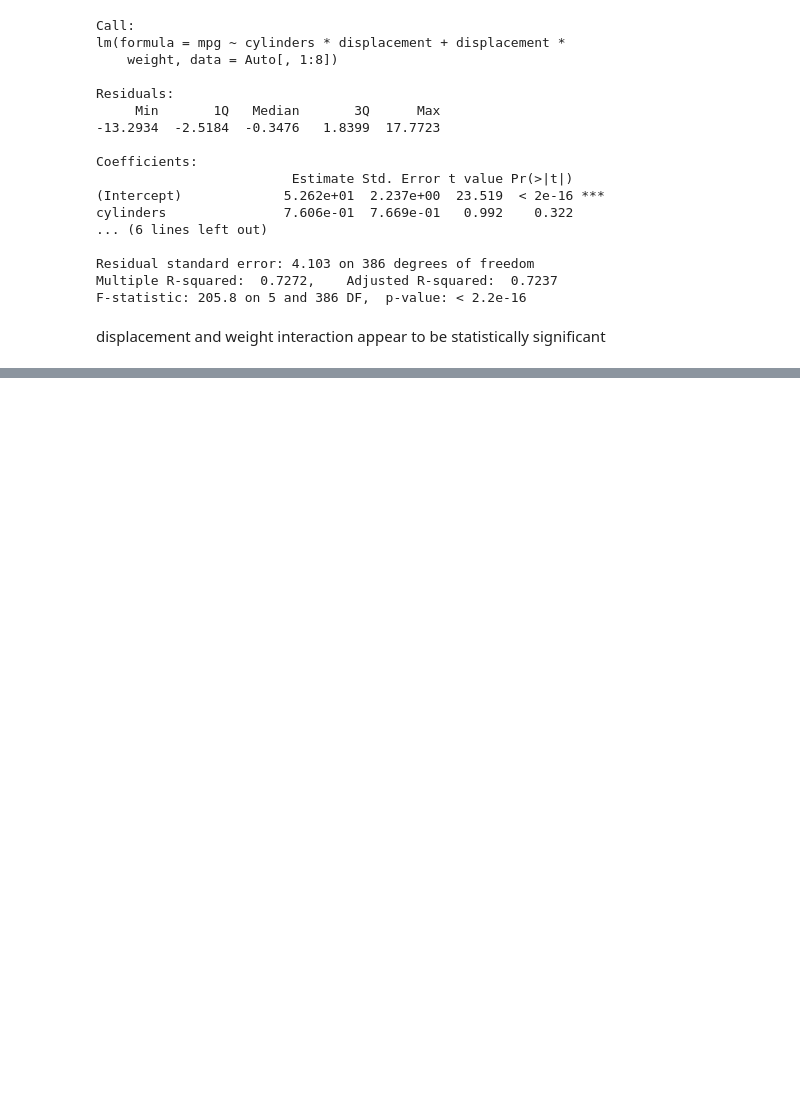
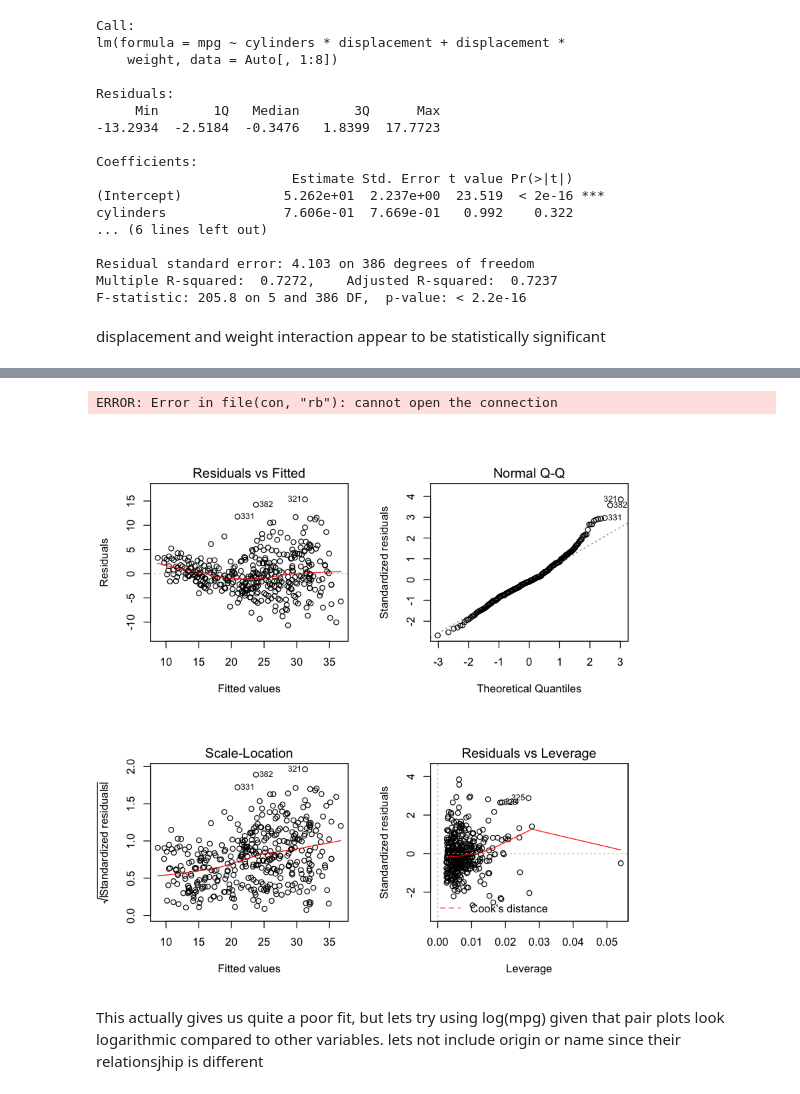
Before and after one commit to jbrambleDC/statistical-learning, a Jupyter notebook: Homework2.ipynb, the cells around one changed output, grey strips where cells are left out. Cells and saved outputs as stored; diff of their text form; code cells hidden in the pictures; blank space fills up the shorter version.

```diff
--- a/Homework2.ipynb
+++ b/Homework2.ipynb
@@ -212,0 +215,3 @@ displacement and weight interaction appear to be statistically significant
+# %%
+res4 = lm(Auto$mpg~log(Auto$weight)+log(Auto$horsepower))
+summary(res4)
@@ -212,0 +237,8 @@ displacement and weight interaction appear to be statistically significant
+# %%
+par(mfrow=c(2,2))
+plot(res4)
+# %% [output]
+ERROR: Error in file(con, "rb"): cannot open the connection
+[figure, added]
+# %% [markdown]
+This actually gives us quite a poor fit, but lets try using log(mpg) given that pair plots look logarithmic compared to other variables. lets not include origin or name since their relationsjhip is different
```
Also changed, not shown: parts of 13 cells of this notebook.
